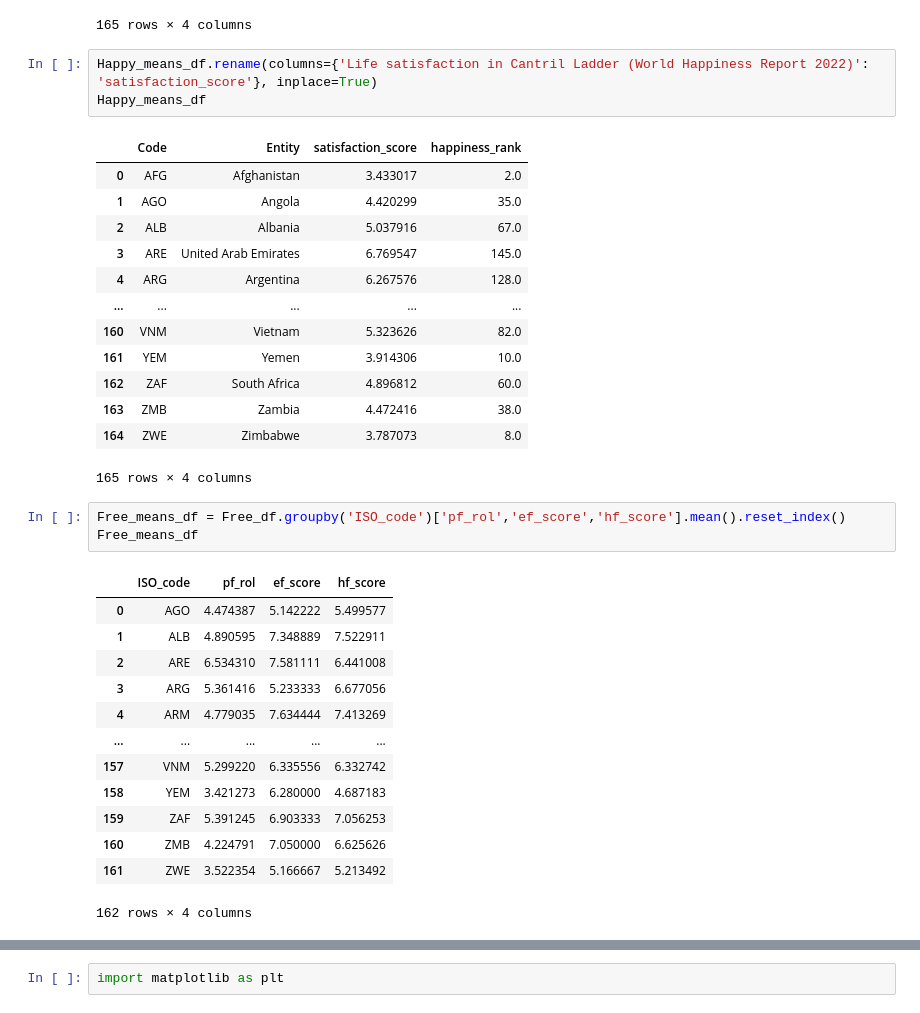
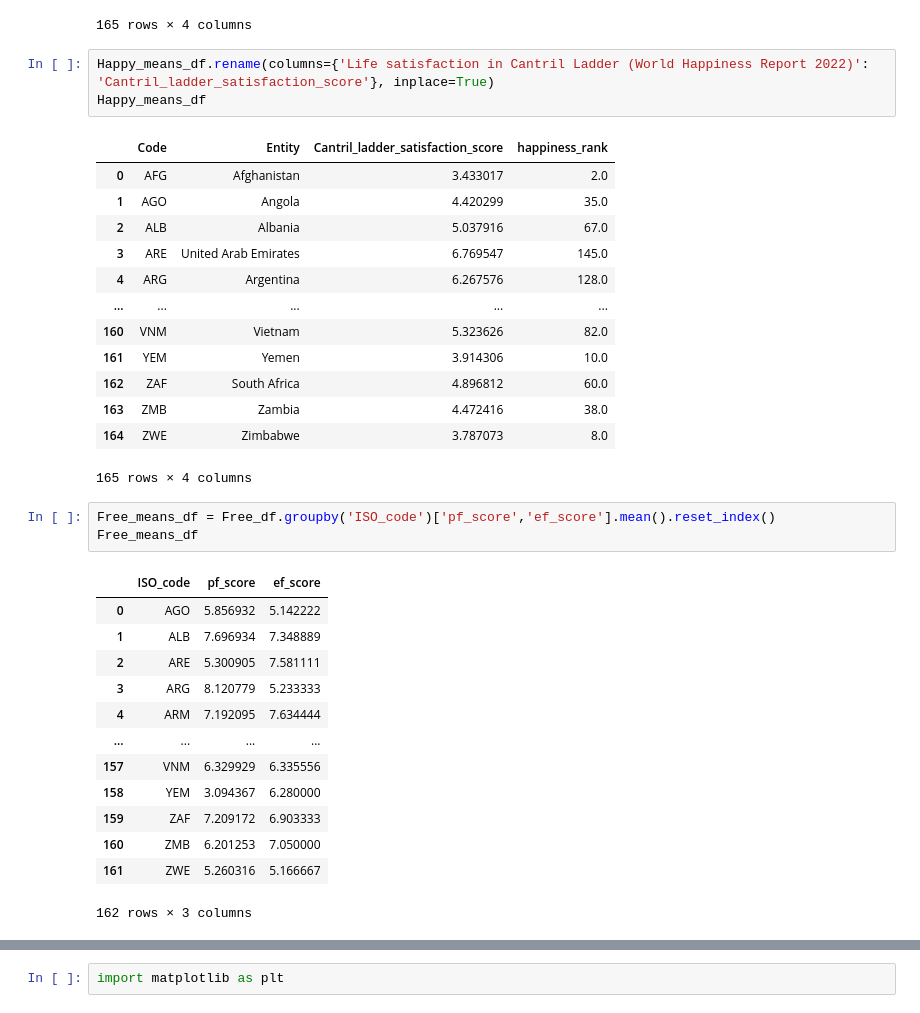
Before and after one commit to josephrodini/Free-And-Happy, a Jupyter notebook: ETL/Free-Happy-Cleaning.ipynb, the cells around one changed output, grey strips where cells are left out. Cells and saved outputs as stored; diff of their text form.

```diff
--- a/ETL/Free-Happy-Cleaning.ipynb
+++ b/ETL/Free-Happy-Cleaning.ipynb
@@ -56,10 +56,10 @@ Happy_means_df
 | 164 | ZWE | Zimbabwe | 3.787073 | 8.0 |
 165 rows × 4 columns
 # %%
-Happy_means_df.rename(columns={'Life satisfaction in Cantril Ladder (World Happiness Report 2022)': 'satisfaction_score'}, inplace=True)
+Happy_means_df.rename(columns={'Life satisfaction in Cantril Ladder (World Happiness Report 2022)': 'Cantril_ladder_satisfaction_score'}, inplace=True)
 Happy_means_df
 # %% [output]
-|  | Code | Entity | satisfaction_score | happiness_rank |
+|  | Code | Entity | Cantril_ladder_satisfaction_score | happiness_rank |
 | 0 | AFG | Afghanistan | 3.433017 | 2.0 |
 | 1 | AGO | Angola | 4.420299 | 35.0 |
 | 2 | ALB | Albania | 5.037916 | 67.0 |
@@ -73,19 +73,19 @@ Happy_means_df
 | 164 | ZWE | Zimbabwe | 3.787073 | 8.0 |
 165 rows × 4 columns
 # %%
-Free_means_df = Free_df.groupby('ISO_code')['pf_rol','ef_score','hf_score'].mean().reset_index()
+Free_means_df = Free_df.groupby('ISO_code')['pf_score','ef_score'].mean().reset_index()
 Free_means_df
 # %% [output]
-|  | ISO_code | pf_rol | ef_score | hf_score |
-| 0 | AGO | 4.474387 | 5.142222 | 5.499577 |
-| 1 | ALB | 4.890595 | 7.348889 | 7.522911 |
-| 2 | ARE | 6.534310 | 7.581111 | 6.441008 |
-| 3 | ARG | 5.361416 | 5.233333 | 6.677056 |
-| 4 | ARM | 4.779035 | 7.634444 | 7.413269 |
-| ... | ... | ... | ... | ... |
-| 157 | VNM | 5.299220 | 6.335556 | 6.332742 |
-| 158 | YEM | 3.421273 | 6.280000 | 4.687183 |
-| 159 | ZAF | 5.391245 | 6.903333 | 7.056253 |
-| 160 | ZMB | 4.224791 | 7.050000 | 6.625626 |
-| 161 | ZWE | 3.522354 | 5.166667 | 5.213492 |
+|  | ISO_code | pf_score | ef_score |
+| 0 | AGO | 5.856932 | 5.142222 |
+| 1 | ALB | 7.696934 | 7.348889 |
+| 2 | ARE | 5.300905 | 7.581111 |
+| 3 | ARG | 8.120779 | 5.233333 |
+| 4 | ARM | 7.192095 | 7.634444 |
+| ... | ... | ... | ... |
+| 157 | VNM | 6.329929 | 6.335556 |
+| 158 | YEM | 3.094367 | 6.280000 |
+| 159 | ZAF | 7.209172 | 6.903333 |
+| 160 | ZMB | 6.201253 | 7.050000 |
+| 161 | ZWE | 5.260316 | 5.166667 |
-162 rows × 4 columns
+162 rows × 3 columns
```
Also changed, not shown: parts of 8 cells of this notebook.
